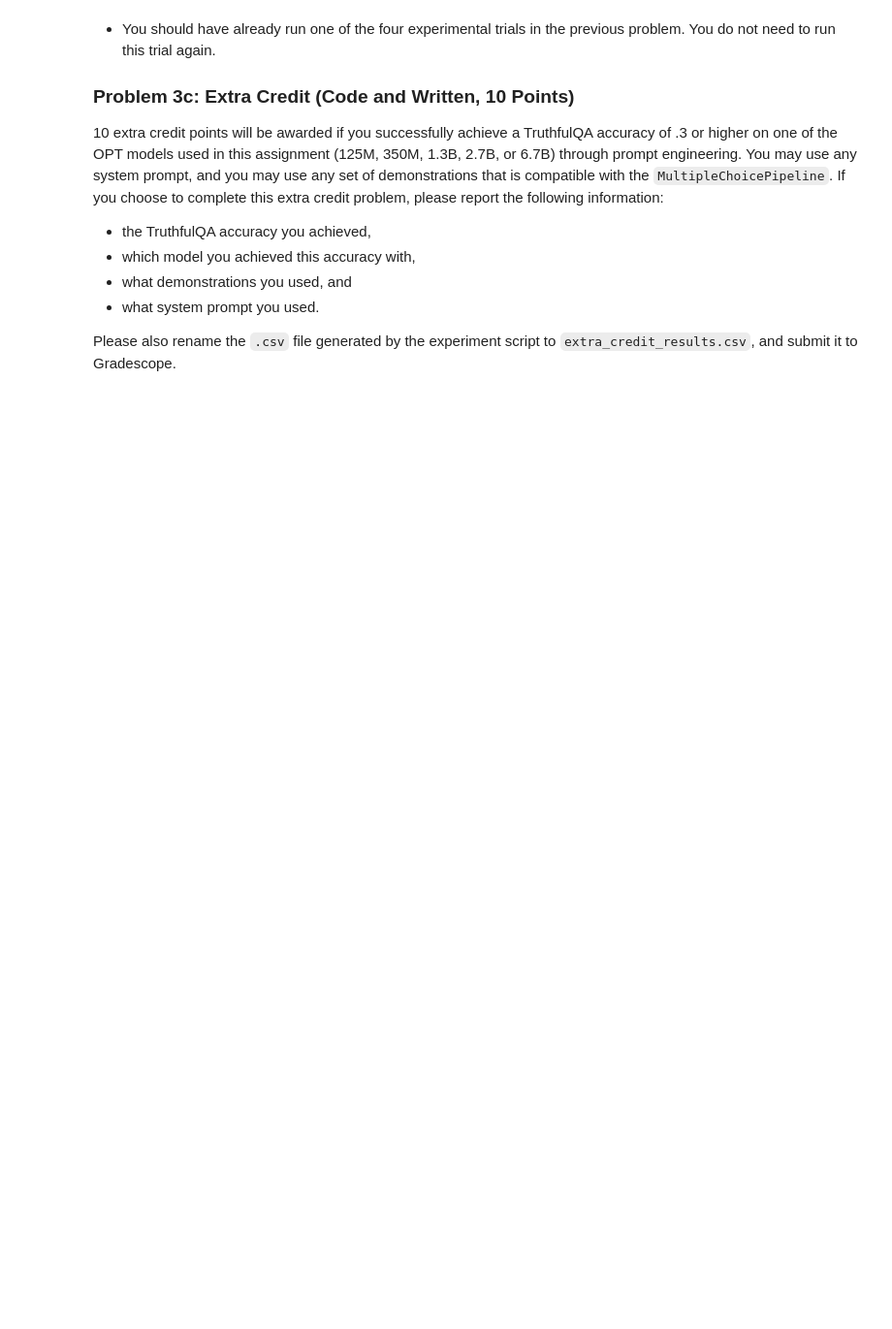
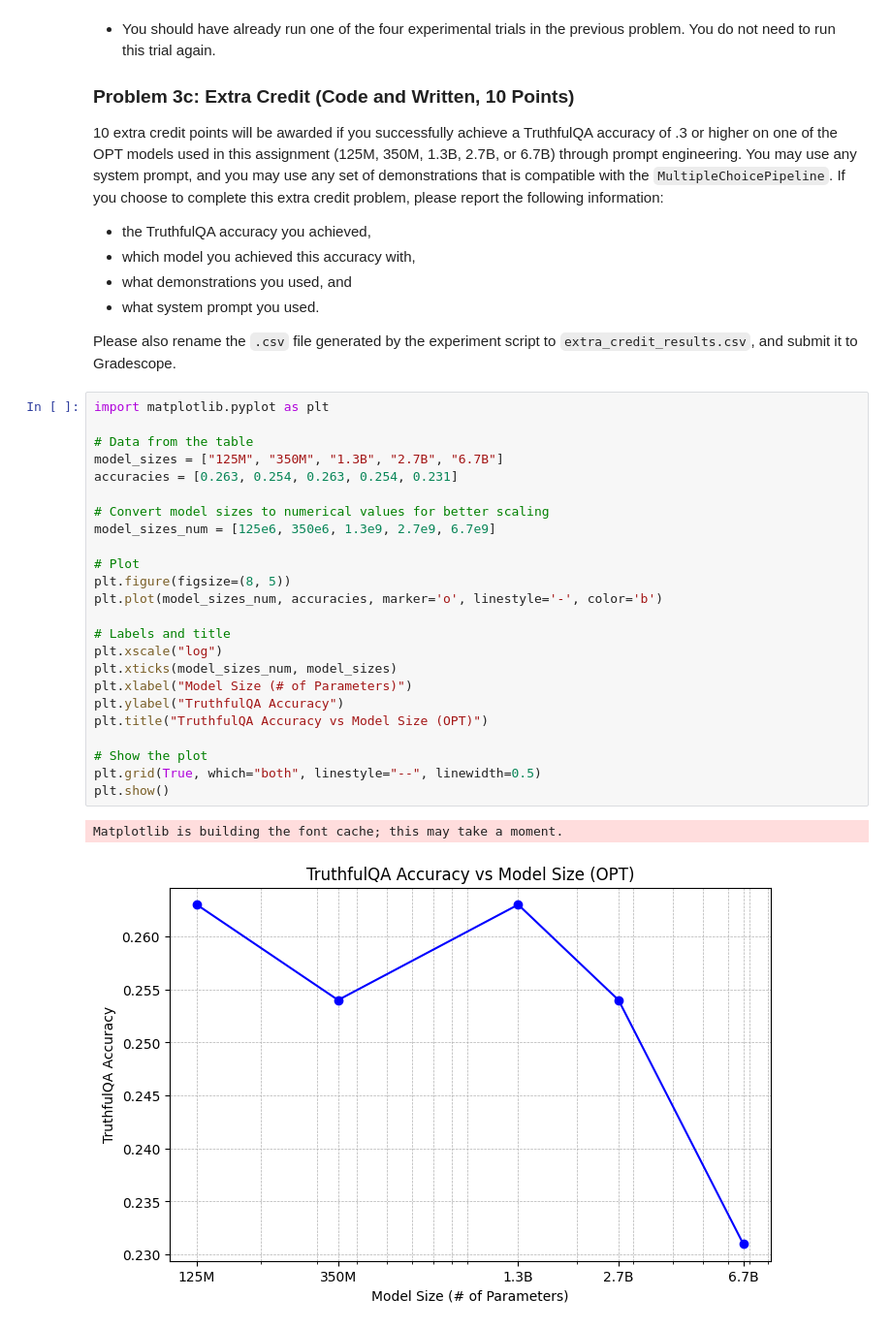
Before and after one commit to allen-ajith/DS-GA-1012-NLU, a Jupyter notebook: hw3/hw3-pset.ipynb, the cells around one changed output. Shown at 97% size. Saved outputs shown, nothing was run; the diff lists cells and outputs as text; blank space fills up the shorter version.

```diff
--- a/hw3/hw3-pset.ipynb
+++ b/hw3/hw3-pset.ipynb
@@ -400,3 +400,30 @@ For each prompting style, please submit the `.csv` file generated by the experim
 - what system prompt you used.
 
 Please also rename the `.csv` file generated by the experiment script to `extra_credit_results.csv`, and submit it to Gradescope.
+# %%
+import matplotlib.pyplot as plt
+
+# Data from the table
+model_sizes = ["125M", "350M", "1.3B", "2.7B", "6.7B"]
+accuracies = [0.263, 0.254, 0.263, 0.254, 0.231]
+
+# Convert model sizes to numerical values for better scaling
+model_sizes_num = [125e6, 350e6, 1.3e9, 2.7e9, 6.7e9]
+
+# Plot
+plt.figure(figsize=(8, 5))
+plt.plot(model_sizes_num, accuracies, marker='o', linestyle='-', color='b')
+
+# Labels and title
+plt.xscale("log")
+plt.xticks(model_sizes_num, model_sizes)
+plt.xlabel("Model Size (# of Parameters)")
+plt.ylabel("TruthfulQA Accuracy")
+plt.title("TruthfulQA Accuracy vs Model Size (OPT)")
+
+# Show the plot
+plt.grid(True, which="both", linestyle="--", linewidth=0.5)
+plt.show()
+# %% [output]
+Matplotlib is building the font cache; this may take a moment.
+[figure, added]
```
Also changed, not shown: 2 other files.
